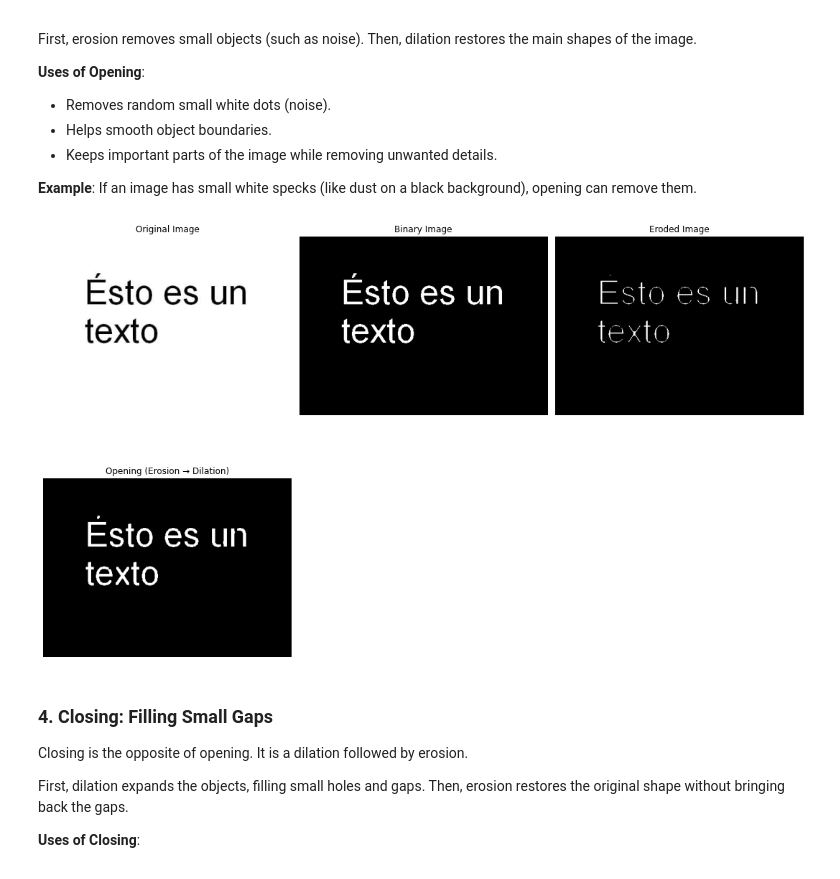
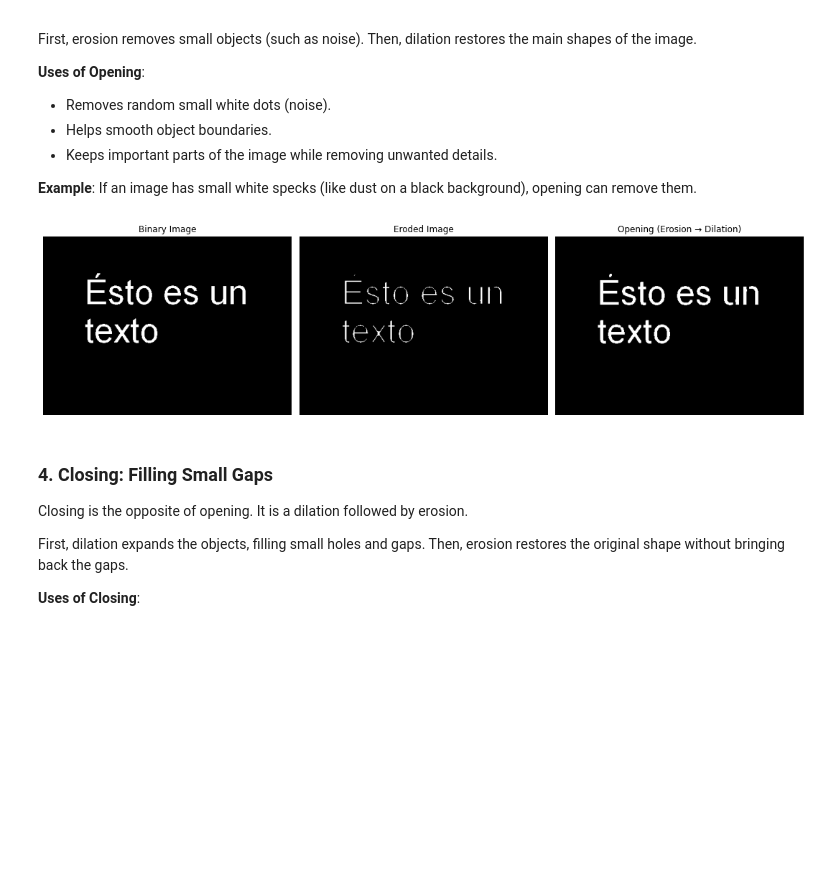
Before and after one commit to ClaudiaBlasco/Projecte-ISV, a Jupyter notebook: Project_Group_6 (1).ipynb, the cells around one changed output. Drawn from its saved outputs; the diff is of its cells as text; code cells hidden in the pictures; blank space fills up the shorter version.

```diff
--- a/Project_Group_6 (1).ipynb
+++ b/Project_Group_6 (1).ipynb
@@ -215,7 +215,7 @@ image = cv2.imread('test.jpg', cv2.IMREAD_GRAYSCALE)
 _, binary = cv2.threshold(image, 127, 255, cv2.THRESH_BINARY_INV)
 
 # Define the kernel for the erosión
-kernel = np.ones((3, 3), np.uint8)
+kernel = np.ones((4, 4), np.uint8)
 
 # Apply manual erosion
 eroded_image = erosion_manual(binary, kernel)
@@ -297,36 +297,36 @@ if image is None:
     raise FileNotFoundError("Image not found. Check the filename and path.")
 
 # Convert to binary
 _, binary = cv2.threshold(image, 127, 255, cv2.THRESH_BINARY_INV)
 
 # Define the kernel
 kernel = np.ones((4, 4), np.uint8)
 
 # Opening
 def opening(binary_image, kernel):
     # Manual erosion
     eroded_image = erosion_manual(binary_image, kernel)
     # Dilation
     dilated_image = dilation(eroded_image, kernel)
     return eroded_image, dilated_image
 
 eroded_image, dilated_image = opening(binary, kernel)
 
 # Show all the images
-titles = ["Original Image", "Binary Image", "Eroded Image", "Opening (Erosion → Dilation)"]
-images = [image, binary, eroded_image, dilated_image]
+titles = ["Binary Image", "Eroded Image", "Opening (Erosion → Dilation)"]
+images = [binary, eroded_image, dilated_image]
 
 plt.figure(figsize=(15, 10))
 for i in range(len(images)):
     plt.subplot(2, 3, i+1)
     plt.imshow(images[i], cmap='gray')
     plt.title(titles[i])
     plt.axis("off")
 
 plt.tight_layout()
 plt.show()
 # %% [output]
-[figure, old version]
+[figure, new version]
 # %% [markdown]
 ### 4. Closing: Filling Small Gaps
 Closing is the opposite of opening. It is a dilation followed by erosion.
```
Also changed, not shown: parts of 2 cells of this notebook.
